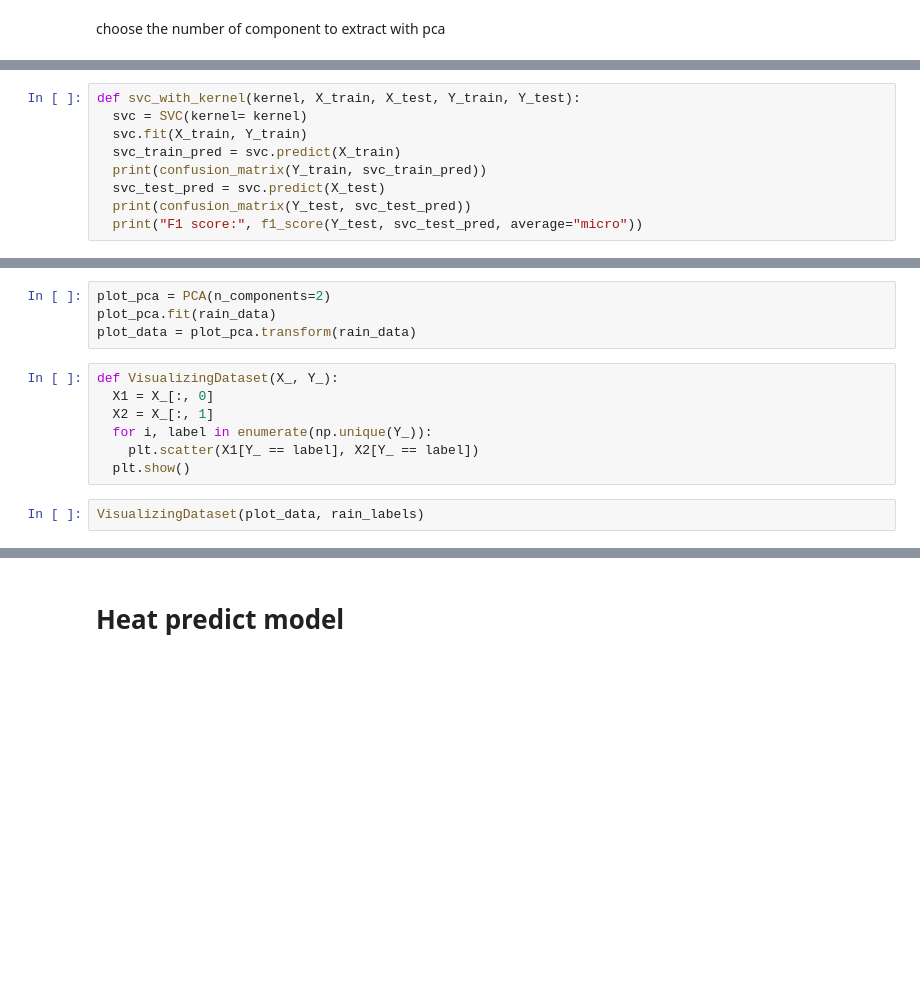
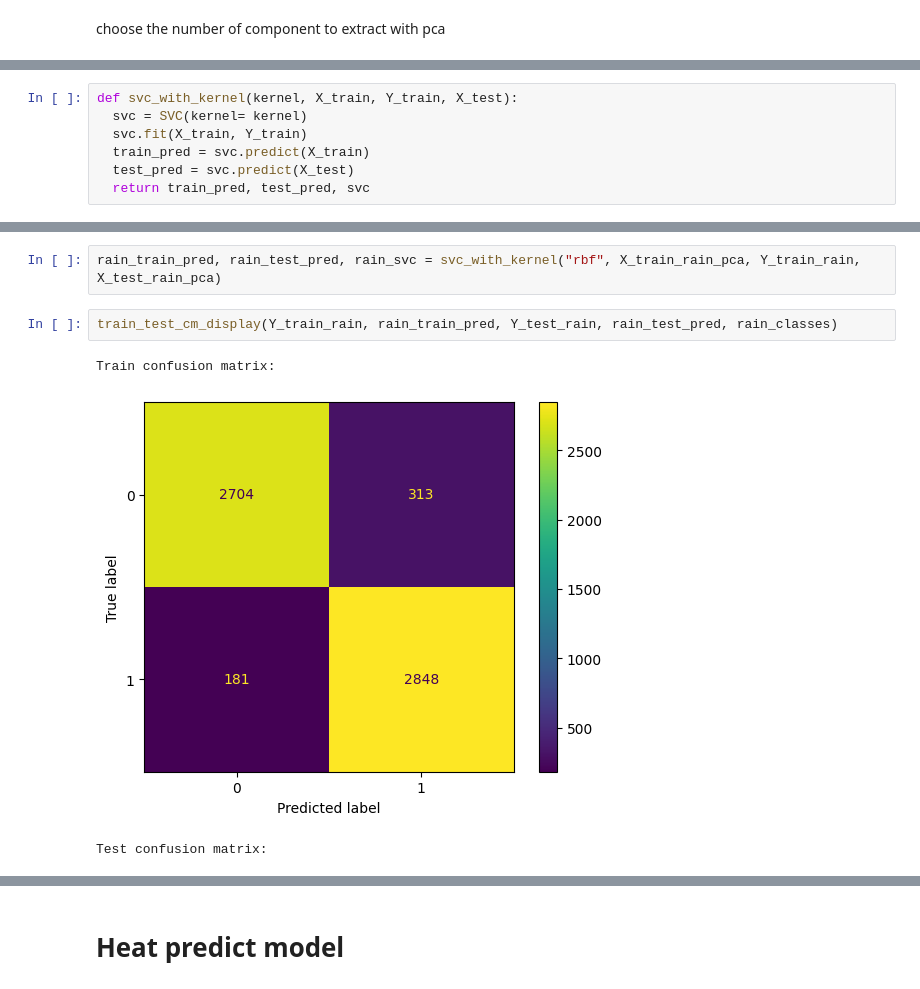
Before and after one commit to Cancogang69/SE355, a Jupyter notebook: model_1.ipynb, the cells around one changed output, grey strips where cells are left out. Cells and saved outputs as stored; diff of their text form; blank space fills up the shorter version.

```diff
--- a/model_1.ipynb
+++ b/model_1.ipynb
@@ -136,9 +209,7 @@ F1 score: 0.743455497382199
 # %%
-def svc_with_kernel(kernel, X_train, X_test, Y_train, Y_test):
+def svc_with_kernel(kernel, X_train, Y_train, X_test):
   svc = SVC(kernel= kernel)
   svc.fit(X_train, Y_train)
-  svc_train_pred = svc.predict(X_train)
-  print(confusion_matrix(Y_train, svc_train_pred))
-  svc_test_pred = svc.predict(X_test)
-  print(confusion_matrix(Y_test, svc_test_pred))
-  print("F1 score:", f1_score(Y_test, svc_test_pred, average="micro"))
+  train_pred = svc.predict(X_train)
+  test_pred = svc.predict(X_test)
+  return train_pred, test_pred, svc
@@ -169,13 +216,8 @@ plot the rain data point with pca
-# %%
-plot_pca = PCA(n_components=2)
-plot_pca.fit(rain_data)
-plot_data = plot_pca.transform(rain_data)
-# %%
-def VisualizingDataset(X_, Y_):
-  X1 = X_[:, 0]
-  X2 = X_[:, 1]
-  for i, label in enumerate(np.unique(Y_)):
-    plt.scatter(X1[Y_ == label], X2[Y_ == label])
-  plt.show()
-# %%
-VisualizingDataset(plot_data, rain_labels)
+# %%
+rain_train_pred, rain_test_pred, rain_svc = svc_with_kernel("rbf", X_train_rain_pca, Y_train_rain, X_test_rain_pca)
+# %%
+train_test_cm_display(Y_train_rain, rain_train_pred, Y_test_rain, rain_test_pred, rain_classes)
+# %% [output]
+Train confusion matrix:
+[figure, added]
+Test confusion matrix:
```
Also changed, not shown: parts of 106 cells of this notebook.
